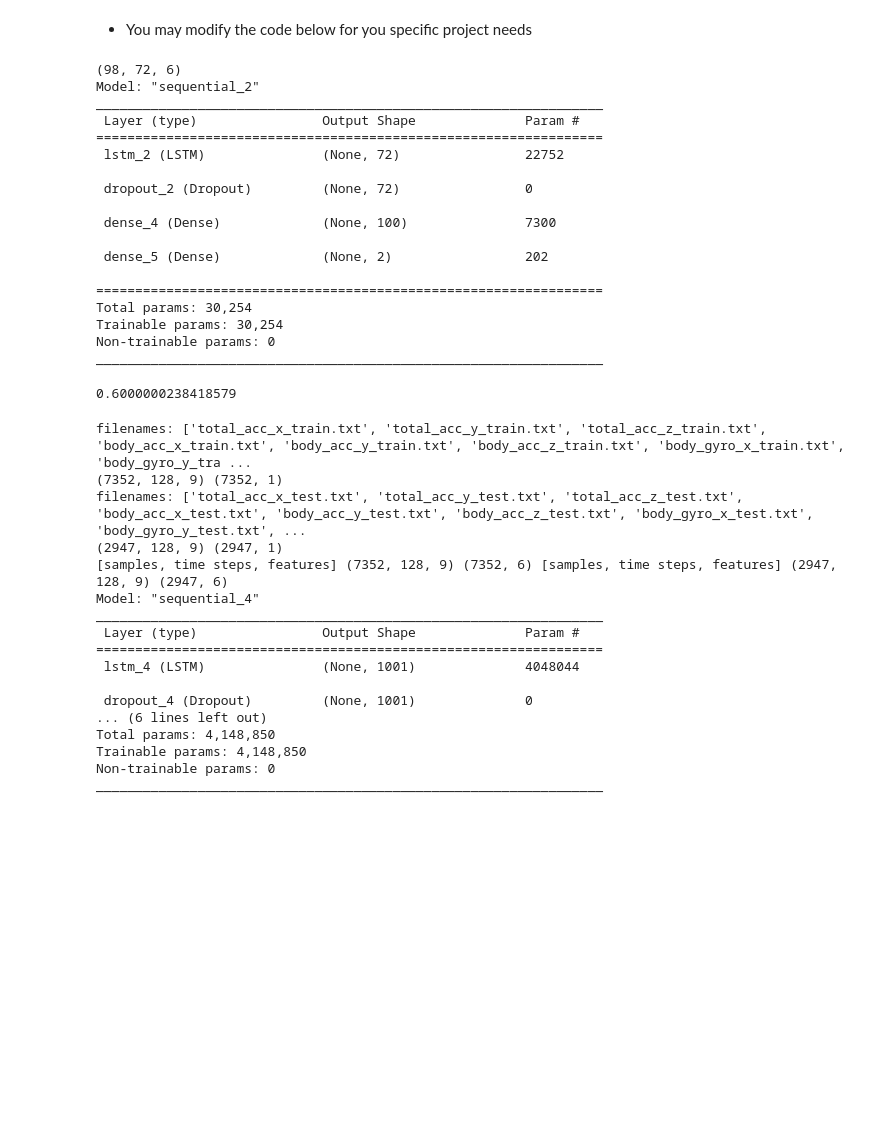
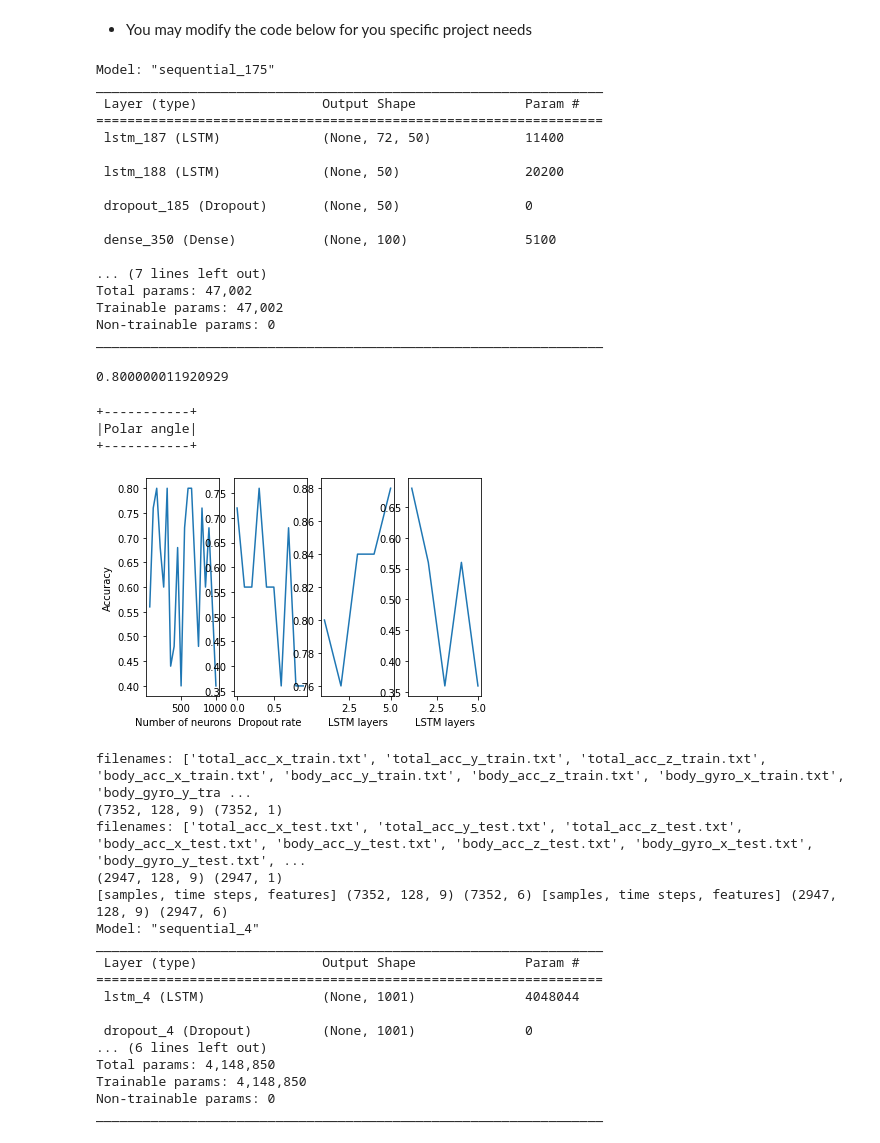
Before and after one commit to YuTan9/CS256, a Jupyter notebook: Team3ClassificaitonWithLSTM.ipynb, the cells around one changed output. Drawn from its saved outputs; the diff is of its cells as text; code cells hidden in the pictures; blank space fills up the shorter version.

Commit message:
evaluating different dropout rate, LSTM layers, dropout layers, number of neurons on LSTM layer

```diff
--- a/Team3ClassificaitonWithLSTM.ipynb
+++ b/Team3ClassificaitonWithLSTM.ipynb
@@ -228,26 +212,80 @@ def evaluate_model(trainX, trainy, testX, testy, neurons=MIN_NUM_FRAMES):
 	return accuracy
 # %%
-evaluate_model(X_train, y_train, X_test, y_test)
+evaluate_model(X_train[:, :, :, 0], y_train, X_test[:, :, :, 0], y_test, 50, 0.5, 2, 2, True)
 # %% [output]
-(98, 72, 6)
-Model: "sequential_2"
+Model: "sequential_175"
 _________________________________________________________________
  Layer (type)                Output Shape              Param #
 =================================================================
- lstm_2 (LSTM)               (None, 72)                22752
+ lstm_187 (LSTM)             (None, 72, 50)            11400
 
- dropout_2 (Dropout)         (None, 72)                0
+ lstm_188 (LSTM)             (None, 50)                20200
 
- dense_4 (Dense)             (None, 100)               7300
+ dropout_185 (Dropout)       (None, 50)                0
 
- dense_5 (Dense)             (None, 2)                 202
+ dense_350 (Dense)           (None, 100)               5100
 
-=================================================================
-Total params: 30,254
-Trainable params: 30,254
+... (7 lines left out)
+Total params: 47,002
+Trainable params: 47,002
 Non-trainable params: 0
 _________________________________________________________________
-0.6000000238418579
+0.800000011920929
+# %%
+print('+-----------+')
+print('|Polar angle|')
+print('+-----------+')
+Polar_train, Polar_test = X_train[:, :, :, 0], X_test[:, :, :, 0]
+plot_num_neurons, accuracy = [], []
+for neurons in range(50, 1001, 50):
+  plot_num_neurons.append(neurons)
+  acc = evaluate_model(Polar_train, y_train, Polar_test, y_test, neurons = neurons, drop_out_rate = 0.5, lstm_layers= 1, dropout_layers = 1, summary = False)
+  accuracy.append(acc)
+  # print('\t{0} neurons have accuracy {1:.2f}'.format(neurons, acc))
+
+plt.subplot(1, 4, 1) # row 1, col 2 index 1
+plt.plot(plot_num_neurons, accuracy)
+plt.xlabel('Number of neurons')
+plt.ylabel('Accuracy')
+
+
+
+plot_dropout, accuracy = [], []
+for dropout_rate in np.arange(0.0, 1.0, 0.1):
+  plot_dropout.append(dropout_rate)
+  acc = evaluate_model(Polar_train, y_train, Polar_test, y_test, neurons = 50, drop_out_rate = dropout_rate, lstm_layers= 1, dropout_layers = 1, summary = False)
+  accuracy.append(acc)
+
+plt.subplot(1, 4, 2) # index 2
+plt.plot(plot_dropout, accuracy)
+plt.xlabel('Dropout rate')
+
+plot_LSTM, accuracy = [], []
+for layers in np.arange(1, 6, 1):
+  plot_LSTM.append(layers)
+  acc = evaluate_model(Polar_train, y_train, Polar_test, y_test, neurons = 50, drop_out_rate = 0.5, lstm_layers= layers, dropout_layers = 1, summary = False)
+  accuracy.append(acc)
+
+plt.subplot(1, 4, 3) # index 2
+plt.plot(plot_LSTM, accuracy)
+plt.xlabel('LSTM layers')
+
+plot_dropout_layer, accuracy = [], []
+for layers in np.arange(1, 6, 1):
+  plot_dropout_layer.append(layers)
+  acc = evaluate_model(Polar_train, y_train, Polar_test, y_test, neurons = 50, drop_out_rate = 0.5, lstm_layers= 1, dropout_layers = layers, summary = False)
+  accuracy.append(acc)
+
+plt.subplot(1, 4, 4) # index 2
+plt.plot(plot_dropout_layer, accuracy)
+plt.xlabel('LSTM layers')
+
+plt.show()
+# %% [output]
++-----------+
+|Polar angle|
++-----------+
+[figure, added]
 # %%
 # summarize scores
 def summarize_results(scores):
```
Also changed, not shown: parts of 7 cells of this notebook.
